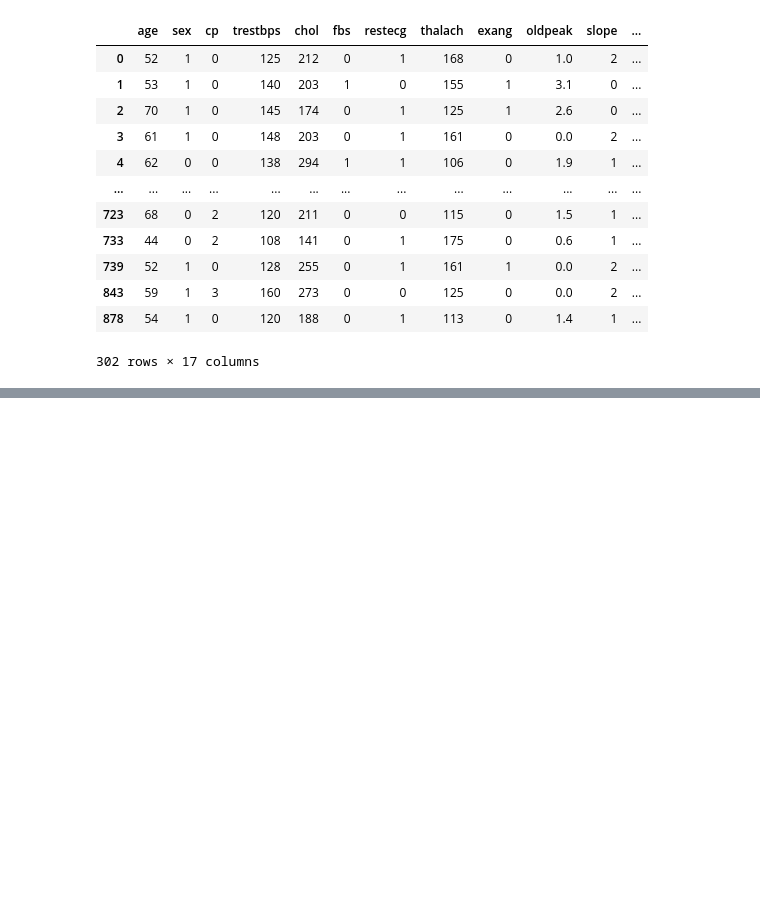
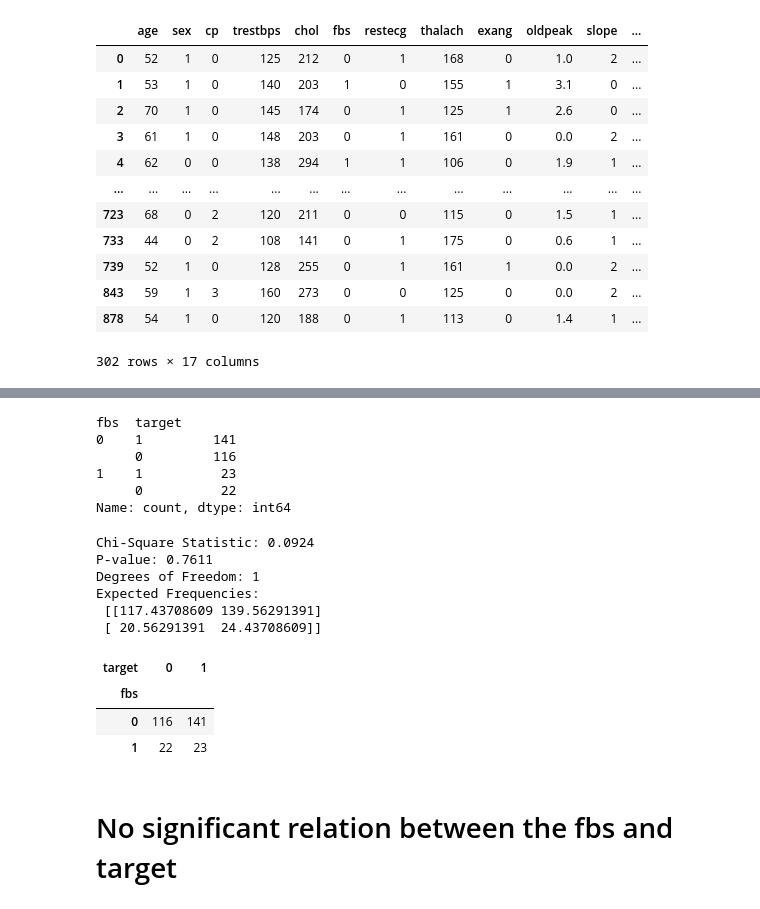
Before and after one commit to medisumeet/Heart-Disease-Prediction, a Jupyter notebook: heart-disease-prediction.ipynb, the cells around one changed output, grey strips where cells are left out. Cells and saved outputs as stored; diff of their text form; code cells hidden in the pictures; blank space fills up the shorter version.

```diff
--- a/heart-disease-prediction.ipynb
+++ b/heart-disease-prediction.ipynb
@@ -324,0 +375,33 @@ df
+# %%
+df.groupby("fbs")["target"].value_counts()
+# %% [output]
+fbs  target
+0    1         141
+     0         116
+1    1          23
+     0          22
+Name: count, dtype: int64
+# %%
+fbs_target = pd.crosstab(df["fbs"],df["target"])
+chi2_stat, p_val, dof, expected = chi2_contingency(fbs_target)
+
+print(f"Chi-Square Statistic: {chi2_stat:.4f}")
+print(f"P-value: {p_val:.4f}")
+print(f"Degrees of Freedom: {dof}")
+print("Expected Frequencies:\n", expected)
+# %% [output]
+Chi-Square Statistic: 0.0924
+P-value: 0.7611
+Degrees of Freedom: 1
+Expected Frequencies:
+ [[117.43708609 139.56291391]
+ [ 20.56291391  24.43708609]]
+# %%
+fbs_target
+# %% [output]
+| target | 0 | 1 |
+| fbs |  |  |
+| 0 | 116 | 141 |
+| 1 | 22 | 23 |
+# %% [markdown]
+# No significant relation between the fbs and target
```
Also changed, not shown: parts of 9 cells of this notebook.
